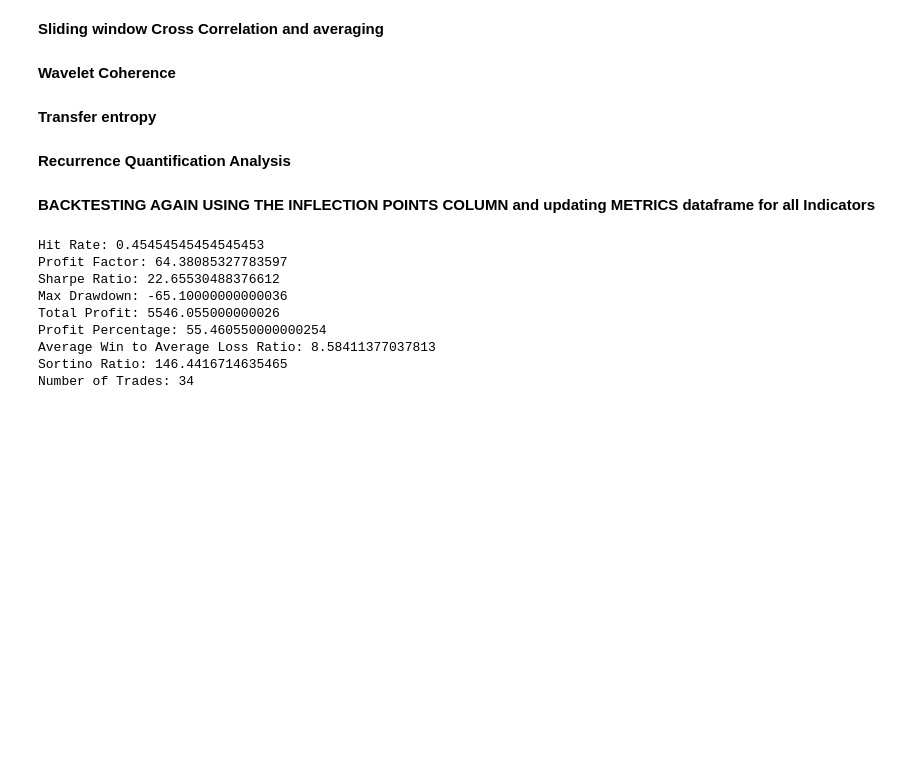
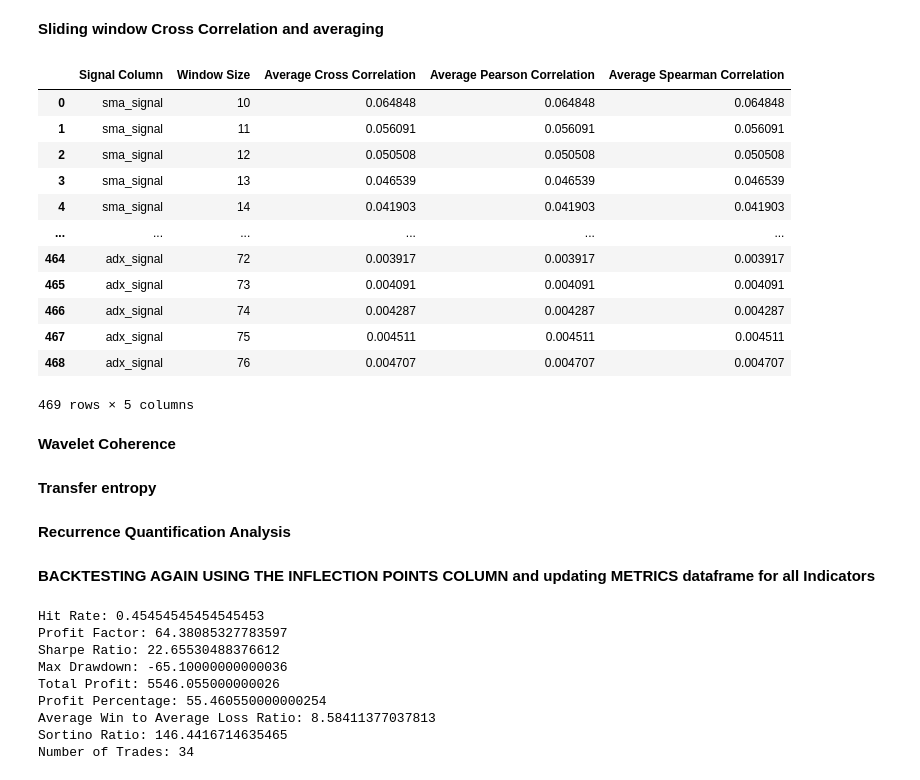
Before and after one commit to abhinav70291/TechnicalAnalysis-for-intra-day-trading, a Jupyter notebook: Technical_Analysis_underwork.ipynb, the cells around one changed output. Drawn from its saved outputs; the diff is of its cells as text; code cells hidden in the pictures; blank space fills up the shorter version.

```diff
--- a/Technical_Analysis_underwork.ipynb
+++ b/Technical_Analysis_underwork.ipynb
@@ -1402,2 +1532,21 @@ plt.show()
 # %% [markdown]
 **COINTEGRATION**
+# %%
+import statsmodels.api as sm
+
+# Define the list of signal columns
+signal_columns = ['sma_signal', 'sma_crossover_signal', 'ema_signal', 'ema_crossover_signal', 'rsi_signal', 'bb_signal', 'adx_signal']
+
+# Create an empty DataFrame to store the results
+report = pd.DataFrame(columns=['Signal Column', 'p-value'])
+
+# Loop over the signal columns
+for signal_column in signal_columns:
+    # Perform the cointegration test
+    coint_t, p_value, crit_value = sm.tsa.stattools.coint(df['signal'], df[signal_column])
+
+    # Append the result to the report DataFrame
+    report = report.append({'Signal Column': signal_column, 'p-value': p_value}, ignore_index=True)
+
+# Print the report
+print(report)
@@ -1406,5 +1672,50 @@ plt.show()
 # %% [markdown]
 **Sliding window Cross Correlation and averaging**
+# %%
+import pandas as pd
+from sklearn.metrics import confusion_matrix, precision_score, recall_score, f1_score
+
+# Define the list of signal columns
+signal_columns = ['sma_signal', 'sma_crossover_signal', 'ema_signal', 'ema_crossover_signal', 'rsi_signal', 'bb_signal', 'adx_signal']
+
+# Create an empty DataFrame to store the results
+report = pd.DataFrame(columns=['Signal Column', 'Window Size', 'Average Cross Correlation', 'Average Pearson Correlation', 'Average Spearman Correlation'])
+
+# Loop over the signal columns
+for signal_column in signal_columns:
+    # Loop over the window sizes from 10 to 38*2
+    for window_size in range(10, 38*2 + 1):
+        # Calculate the rolling window cross correlation
+        cross_corr = df['signal'].rolling(window=window_size).corr(df[signal_column])
+        avg_cross_corr = cross_corr.mean()
+
+        # Calculate the rolling window Pearson correlation
+        pearson_corr = df['signal'].rolling(window=window_size).corr(df[signal_column], method='pearson')
+        avg_pearson_corr = pearson_corr.mean()
+
+        # Calculate the rolling window Spearman correlation
+        spearman_corr = df['signal'].rolling(window=window_size).corr(df[signal_column], method='spearman')
+        avg_spearman_corr = spearman_corr.mean()
+
+        # Append the result to the report DataFrame
+        report = report.append({'Signal Column': signal_column, 'Window Size': window_size, 'Average Cross Correlation': avg_cross_corr, 'Average Pearson Correlation': avg_pearson_corr, 'Average Spearman Correlation': avg_spearman_corr}, ignore_index=True)
+
+# Print the report
+report
+# %% [output]
+|  | Signal Column | Window Size | Average Cross Correlation | Average Pearson Correlation | Average Spearman Correlation |
+| 0 | sma_signal | 10 | 0.064848 | 0.064848 | 0.064848 |
+| 1 | sma_signal | 11 | 0.056091 | 0.056091 | 0.056091 |
+| 2 | sma_signal | 12 | 0.050508 | 0.050508 | 0.050508 |
+| 3 | sma_signal | 13 | 0.046539 | 0.046539 | 0.046539 |
+| 4 | sma_signal | 14 | 0.041903 | 0.041903 | 0.041903 |
+| ... | ... | ... | ... | ... | ... |
+| 464 | adx_signal | 72 | 0.003917 | 0.003917 | 0.003917 |
+| 465 | adx_signal | 73 | 0.004091 | 0.004091 | 0.004091 |
+| 466 | adx_signal | 74 | 0.004287 | 0.004287 | 0.004287 |
+| 467 | adx_signal | 75 | 0.004511 | 0.004511 | 0.004511 |
+| 468 | adx_signal | 76 | 0.004707 | 0.004707 | 0.004707 |
+469 rows × 5 columns
 # %% [markdown]
 **Wavelet Coherence**
 # %% [markdown]
```
Also changed, not shown: parts of 13 cells of this notebook.
